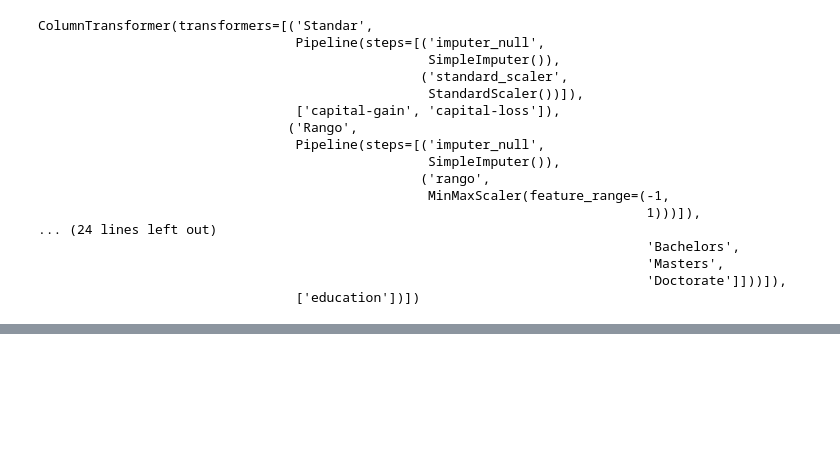
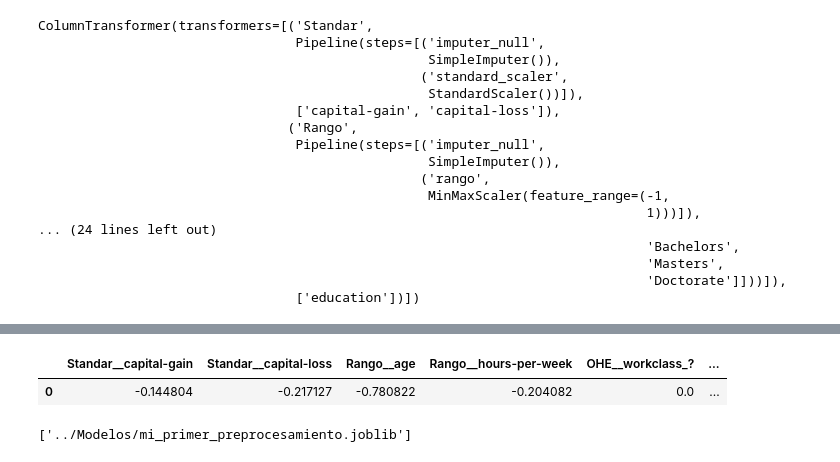
Before and after one commit to eanizainea/mlean2024_proyecto1, a Jupyter notebook: Código/2. Preprocesamiento.ipynb, the cells around one changed output, grey strips where cells are left out. Saved outputs shown, nothing was run; the diff lists cells and outputs as text; code cells hidden in the pictures; blank space fills up the shorter version.

```diff
--- a/Código/2. Preprocesamiento.ipynb
+++ b/Código/2. Preprocesamiento.ipynb
@@ -157,0 +174,11 @@ array([[ 0.14693247, -0.2171271 , -0.39726027, ...,  0.        ,
+# %%
+user={"age":[25],"workclass":["Private"],"education":["Bachelors"],
+      "marital-status":["Never-married"],
+      "occupation":["Tech-support"],
+      "relationship":["Not-in-family"],
+      "race":["White"],
+      "sex":["Gay"],
+      "capital-gain":[0],
+      "capital-loss":[0],
+      "hours-per-week":[40],
+      "native-country":["Columbia"]}
@@ -157,0 +212,12 @@ array([[ 0.14693247, -0.2171271 , -0.39726027, ...,  0.        ,
+# %%
+pd.set_option("display.max_columns", 999)
+pd.DataFrame(Preprocesamiento.transform(pd.DataFrame(user)),columns=Preprocesamiento.get_feature_names_out())
+# %% [output]
+|  | Standar__capital-gain | Standar__capital-loss | Rango__age | Rango__hours-per-week | OHE__workclass_? | ... |
+| 0 | -0.144804 | -0.217127 | -0.780822 | -0.204082 | 0.0 | ... |
+# %%
+import joblib
+
+joblib.dump(Preprocesamiento,'../Modelos/mi_primer_preprocesamiento.joblib')
+# %% [output]
+['../Modelos/mi_primer_preprocesamiento.joblib']
```
Also changed, not shown: parts of 7 cells of this notebook, 2 other files.
